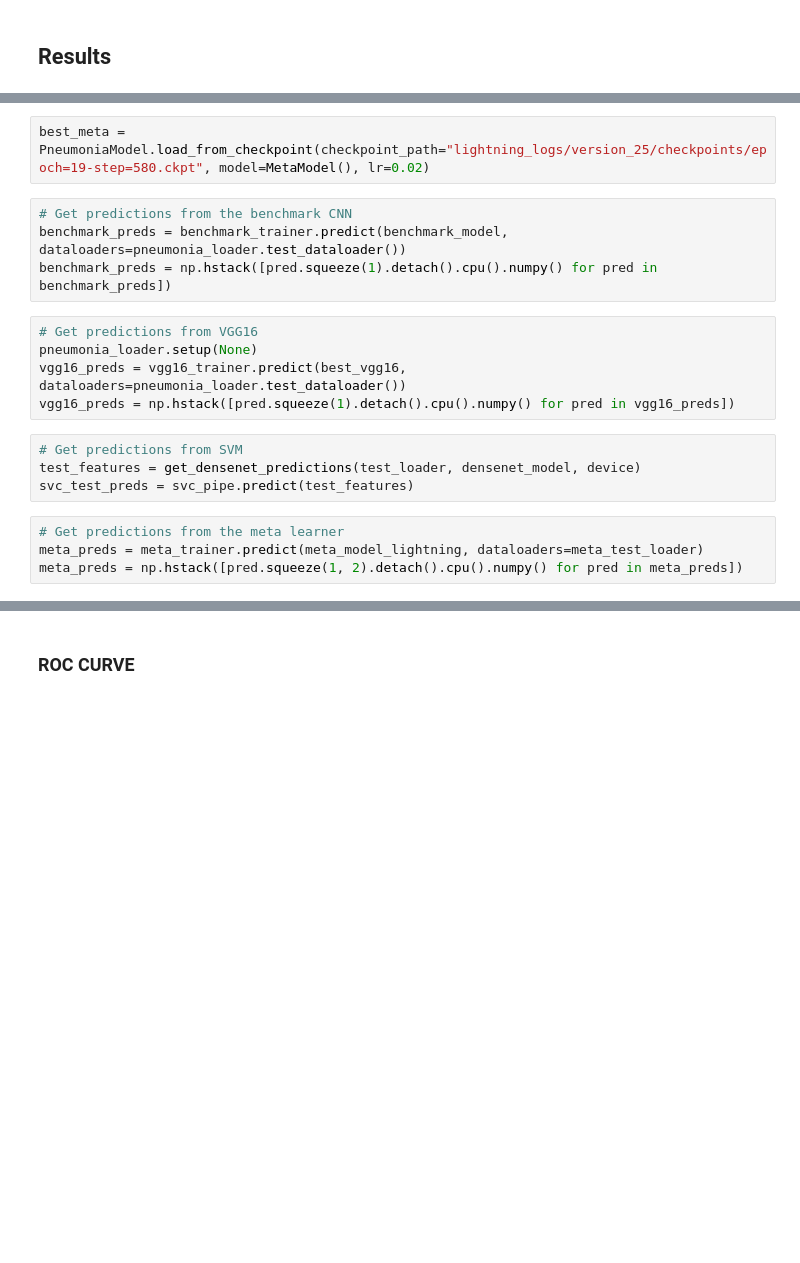
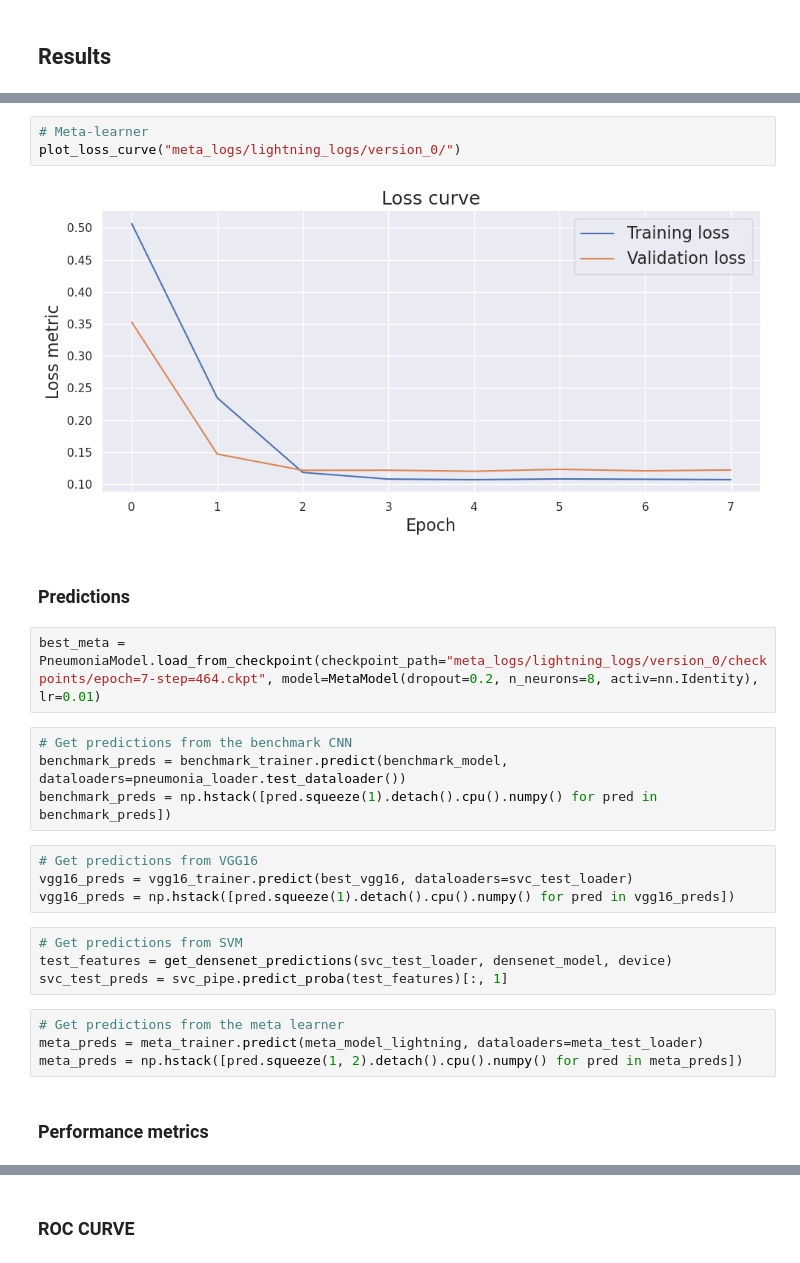
Before and after one commit to mrcljns/Identifying_Pneumonia_Project, a Jupyter notebook: identifying_pnuemonia_notebook.ipynb, the cells around one changed output, grey strips where cells are left out. Cells and saved outputs as stored; diff of their text form; blank space fills up the shorter version.

```diff
--- a/identifying_pnuemonia_notebook.ipynb
+++ b/identifying_pnuemonia_notebook.ipynb
@@ -932,19 +1254,27 @@ meta_trainer.test(meta_model_lightning, dataloaders=meta_test_loader)
+# %%
+# Meta-learner
+plot_loss_curve("meta_logs/lightning_logs/version_0/")
+# %% [output]
+[figure, added]
+# %% [markdown]
+### Predictions
 # %%
-best_meta = PneumoniaModel.load_from_checkpoint(checkpoint_path="lightning_logs/version_25/checkpoints/epoch=19-step=580.ckpt", model=MetaModel(), lr=0.02)
+best_meta = PneumoniaModel.load_from_checkpoint(checkpoint_path="meta_logs/lightning_logs/version_0/checkpoints/epoch=7-step=464.ckpt", model=MetaModel(dropout=0.2, n_neurons=8, activ=nn.Identity), lr=0.01)
 # %%
 # Get predictions from the benchmark CNN
 benchmark_preds = benchmark_trainer.predict(benchmark_model, dataloaders=pneumonia_loader.test_dataloader())
 benchmark_preds = np.hstack([pred.squeeze(1).detach().cpu().numpy() for pred in benchmark_preds])
 # %%
 # Get predictions from VGG16
-pneumonia_loader.setup(None)
-vgg16_preds = vgg16_trainer.predict(best_vgg16, dataloaders=pneumonia_loader.test_dataloader())
+vgg16_preds = vgg16_trainer.predict(best_vgg16, dataloaders=svc_test_loader)
 vgg16_preds = np.hstack([pred.squeeze(1).detach().cpu().numpy() for pred in vgg16_preds])
 # %%
 # Get predictions from SVM
-test_features = get_densenet_predictions(test_loader, densenet_model, device)
-svc_test_preds = svc_pipe.predict(test_features)
+test_features = get_densenet_predictions(svc_test_loader, densenet_model, device)
+svc_test_preds = svc_pipe.predict_proba(test_features)[:, 1]
 # %%
 # Get predictions from the meta learner
 meta_preds = meta_trainer.predict(meta_model_lightning, dataloaders=meta_test_loader)
 meta_preds = np.hstack([pred.squeeze(1, 2).detach().cpu().numpy() for pred in meta_preds])
+# %% [markdown]
+### Performance metrics
```
Also changed, not shown: parts of 35 cells of this notebook, 1 other file.
